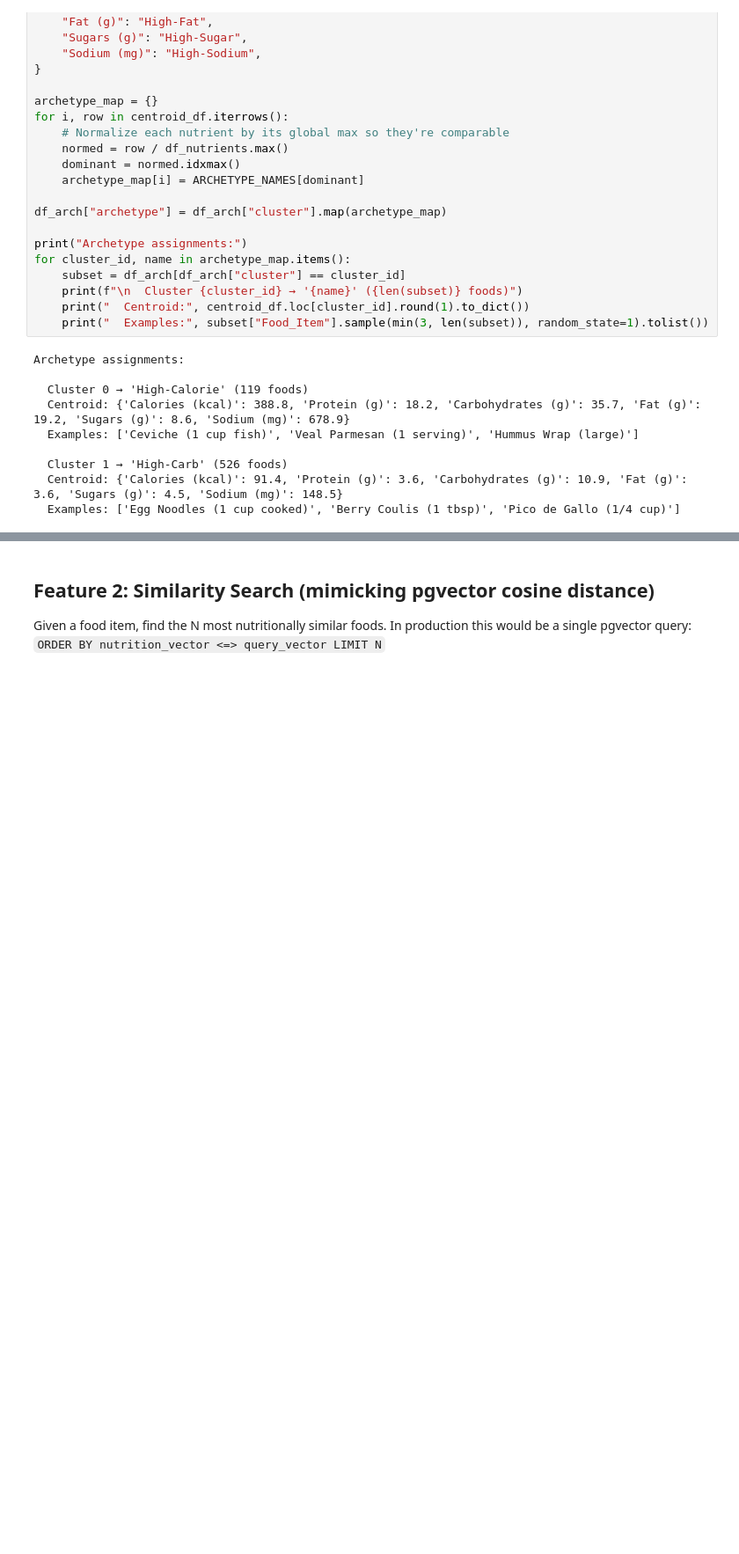
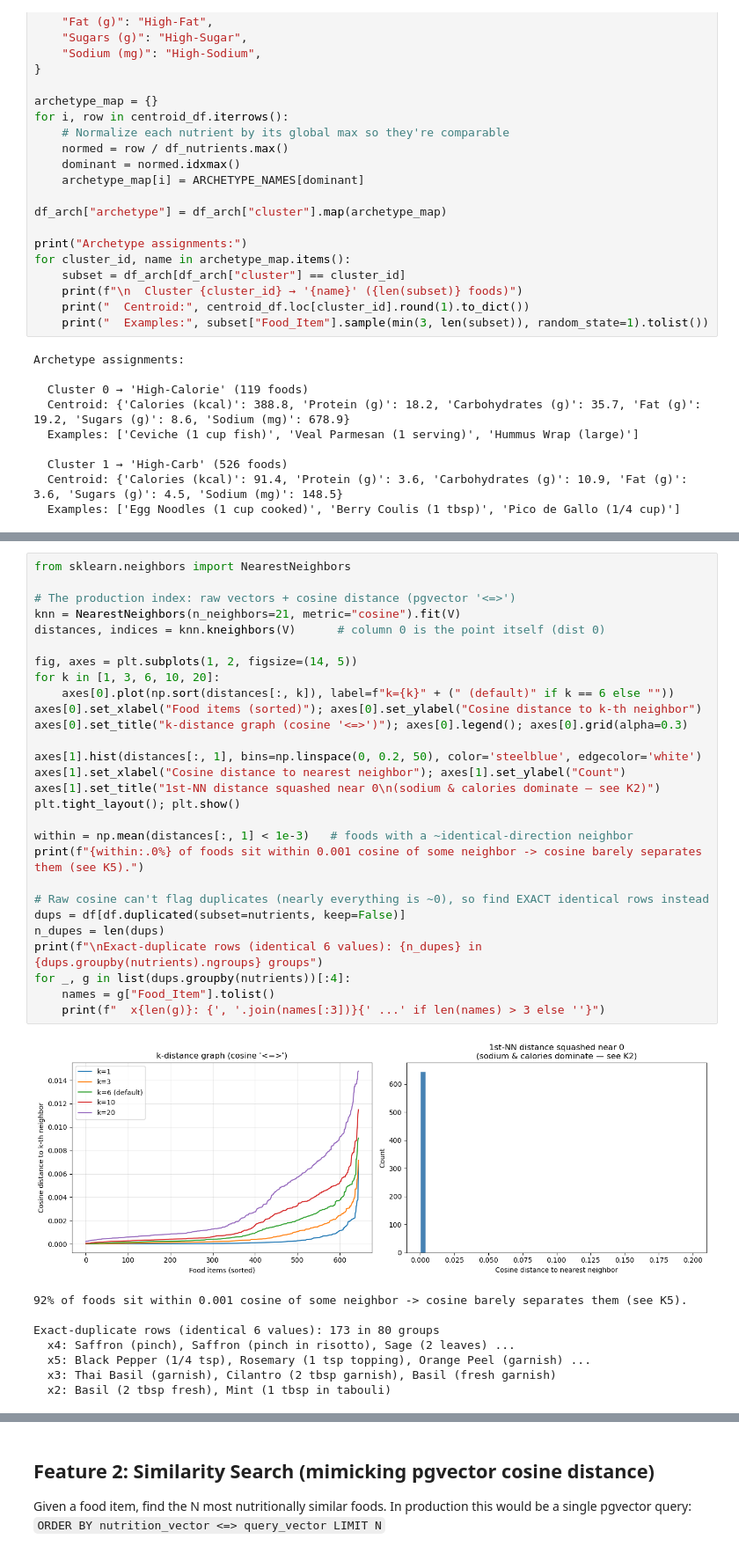
Before and after one commit to tomern0305/DiatitionSystem, a Jupyter notebook: MachineLearning/DataEDA Clusters and KNN.ipynb, the cells around one changed output, grey strips where cells are left out. Shown at 88% size. Drawn from its saved outputs; the diff is of its cells as text; blank space fills up the shorter version.

```diff
--- a/MachineLearning/Untitled-1.ipynb
+++ b/MachineLearning/DataEDA Clusters and KNN.ipynb
@@ -481,0 +586,37 @@ Archetype assignments:
+# %%
+from sklearn.neighbors import NearestNeighbors
+
+# The production index: raw vectors + cosine distance (pgvector '<=>')
+knn = NearestNeighbors(n_neighbors=21, metric="cosine").fit(V)
+distances, indices = knn.kneighbors(V)      # column 0 is the point itself (dist 0)
+
+fig, axes = plt.subplots(1, 2, figsize=(14, 5))
+for k in [1, 3, 6, 10, 20]:
+    axes[0].plot(np.sort(distances[:, k]), label=f"k={k}" + (" (default)" if k == 6 else ""))
+axes[0].set_xlabel("Food items (sorted)"); axes[0].set_ylabel("Cosine distance to k-th neighbor")
+axes[0].set_title("k-distance graph (cosine '<=>')"); axes[0].legend(); axes[0].grid(alpha=0.3)
+
+axes[1].hist(distances[:, 1], bins=np.linspace(0, 0.2, 50), color='steelblue', edgecolor='white')
+axes[1].set_xlabel("Cosine distance to nearest neighbor"); axes[1].set_ylabel("Count")
+axes[1].set_title("1st-NN distance squashed near 0\n(sodium & calories dominate — see K2)")
+plt.tight_layout(); plt.show()
+
+within = np.mean(distances[:, 1] < 1e-3)   # foods with a ~identical-direction neighbor
+print(f"{within:.0%} of foods sit within 0.001 cosine of some neighbor -> cosine barely separates them (see K5).")
+
+# Raw cosine can't flag duplicates (nearly everything is ~0), so find EXACT identical rows instead
+dups = df[df.duplicated(subset=nutrients, keep=False)]
+n_dupes = len(dups)
+print(f"\nExact-duplicate rows (identical 6 values): {n_dupes} in {dups.groupby(nutrients).ngroups} groups")
+for _, g in list(dups.groupby(nutrients))[:4]:
+    names = g["Food_Item"].tolist()
+    print(f"  x{len(g)}: {', '.join(names[:3])}{' ...' if len(names) > 3 else ''}")
+# %% [output]
+[figure, added]
+92% of foods sit within 0.001 cosine of some neighbor -> cosine barely separates them (see K5).
+
+Exact-duplicate rows (identical 6 values): 173 in 80 groups
+  x4: Saffron (pinch), Saffron (pinch in risotto), Sage (2 leaves) ...
+  x5: Black Pepper (1/4 tsp), Rosemary (1 tsp topping), Orange Peel (garnish) ...
+  x3: Thai Basil (garnish), Cilantro (2 tbsp garnish), Basil (fresh garnish)
+  x2: Basil (2 tbsp fresh), Mint (1 tbsp in tabouli)
```
Also changed, not shown: parts of 16 cells of this notebook, 3 other files.
